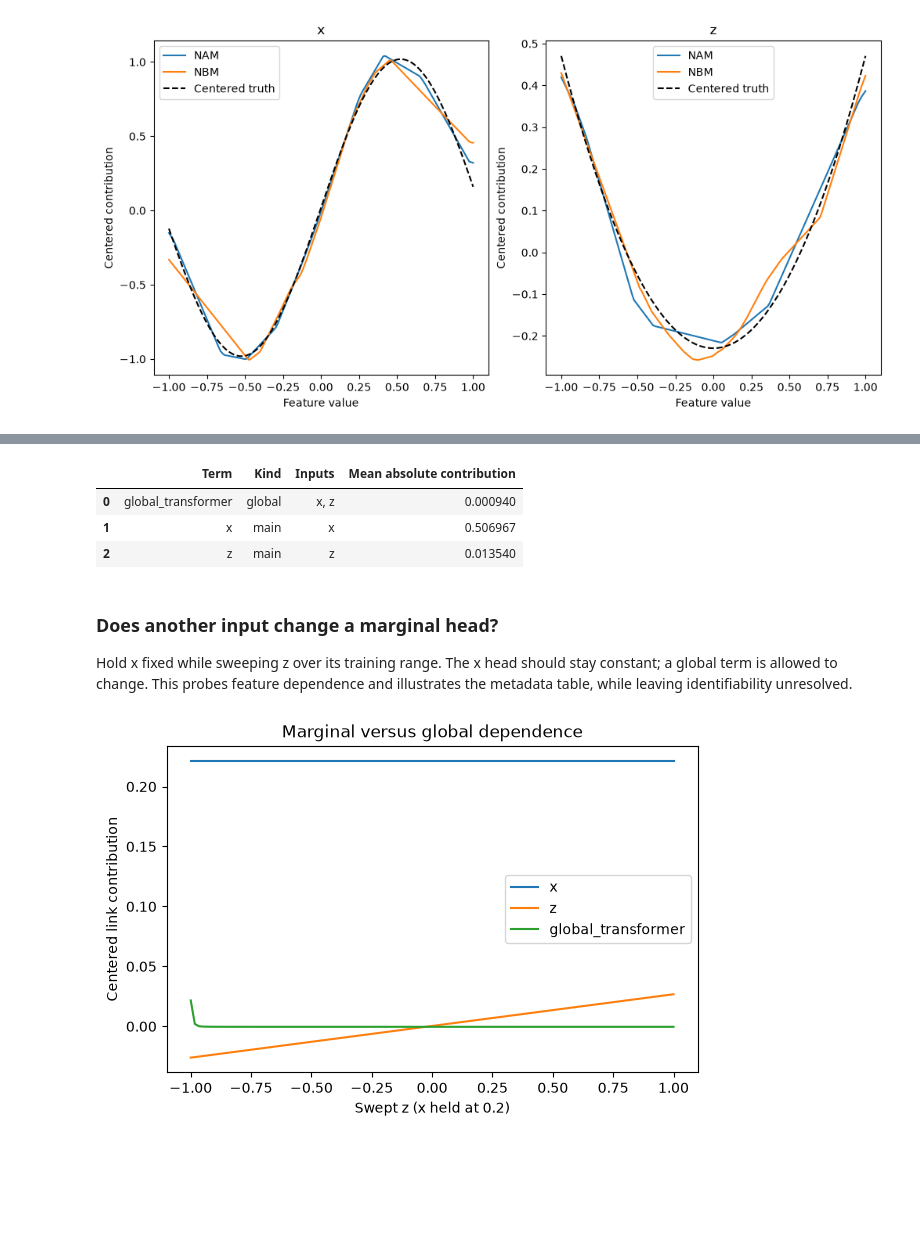
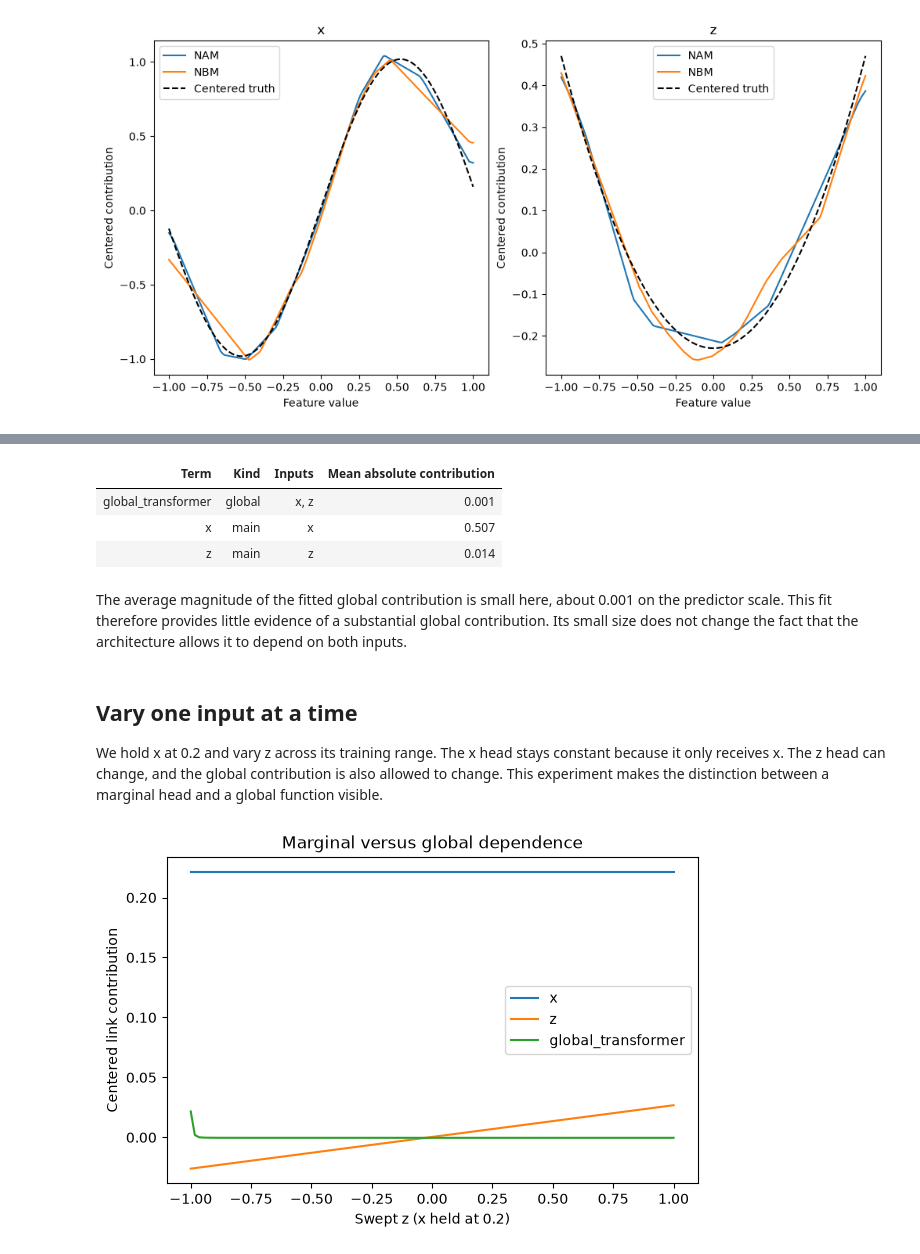
Before and after one commit to OpenTabular/NAMpy, a Jupyter notebook: docs/notebooks/03_neural_models.ipynb, the cells around one changed output, grey strips where cells are left out. Cells and saved outputs as stored; diff of their text form; code cells hidden in the pictures; blank space fills up the shorter version.

```diff
--- a/docs/notebooks/03_neural_models.ipynb
+++ b/docs/notebooks/03_neural_models.ipynb
@@ -108,24 +84,24 @@ identifiability or stability.
 # %%
 contextual = NAMformerRegressor(d_model=8, n_heads=2, n_layers=1,
                                   transformer_dim_feedforward=16, head_layer_sizes=(),
                                   attn_dropout=0., numerical_preprocessing="minmax")
 contextual.fit(X_train, y_train, X_val=X_val, y_val=y_val, **fit_options)
 parts = contextual.predict_components(X_test, center=True, reference_X=X_train)
 parts.validate_additive_reconstruction(atol=1e-5)
-pd.DataFrame([{"Term": name, "Kind": metadata.kind, "Inputs": ", ".join(metadata.features),
+(pd.DataFrame([{"Term": name, "Kind": metadata.kind, "Inputs": ", ".join(metadata.features),
                "Mean absolute contribution": float(np.abs(parts.terms[name]).mean())}
-              for name, metadata in parts.term_metadata.items()])
+              for name, metadata in parts.term_metadata.items()])).style.hide(axis="index").format(precision=3)
 # %% [output]
-|  | Term | Kind | Inputs | Mean absolute contribution |
-| 0 | global_transformer | global | x, z | 0.000940 |
-| 1 | x | main | x | 0.506967 |
-| 2 | z | main | z | 0.013540 |
+| Term | Kind | Inputs | Mean absolute contribution |
+| global_transformer | global | x, z | 0.001 |
+| x | main | x | 0.507 |
+| z | main | z | 0.014 |
-# %% [markdown]
-### Does another input change a marginal head?
-
-Hold x fixed while sweeping z over its training range. The x head should stay
-constant; a global term is allowed to change. This probes feature dependence
-and illustrates the metadata table, while leaving identifiability unresolved.
+# %% [markdown]
+The average magnitude of the fitted global contribution is small here, about 0.001 on the predictor scale. This fit therefore provides little evidence of a substantial global contribution. Its small size does not change the fact that the architecture allows it to depend on both inputs.
+# %% [markdown]
+## Vary one input at a time
+
+We hold x at 0.2 and vary z across its training range. The x head stays constant because it only receives x. The z head can change, and the global contribution is also allowed to change. This experiment makes the distinction between a marginal head and a global function visible.
 # %%
 probe = pd.DataFrame({"x": np.full(120, .2), "z": np.linspace(-1, 1, 120)})
 probe_parts = contextual.predict_components(probe, center=True, reference_X=X_train)
```
Also changed, not shown: parts of 16 cells of this notebook, 32 other files.
